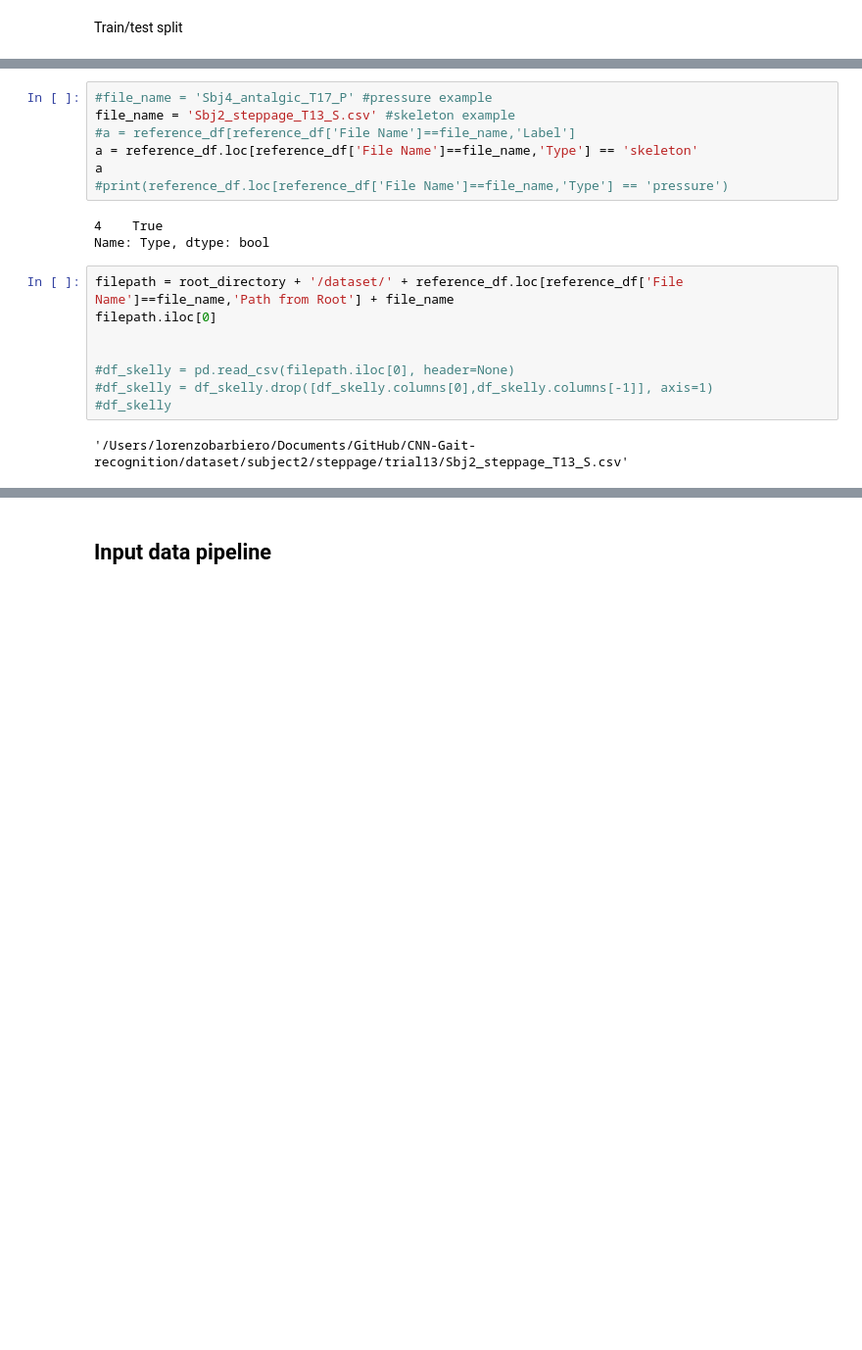
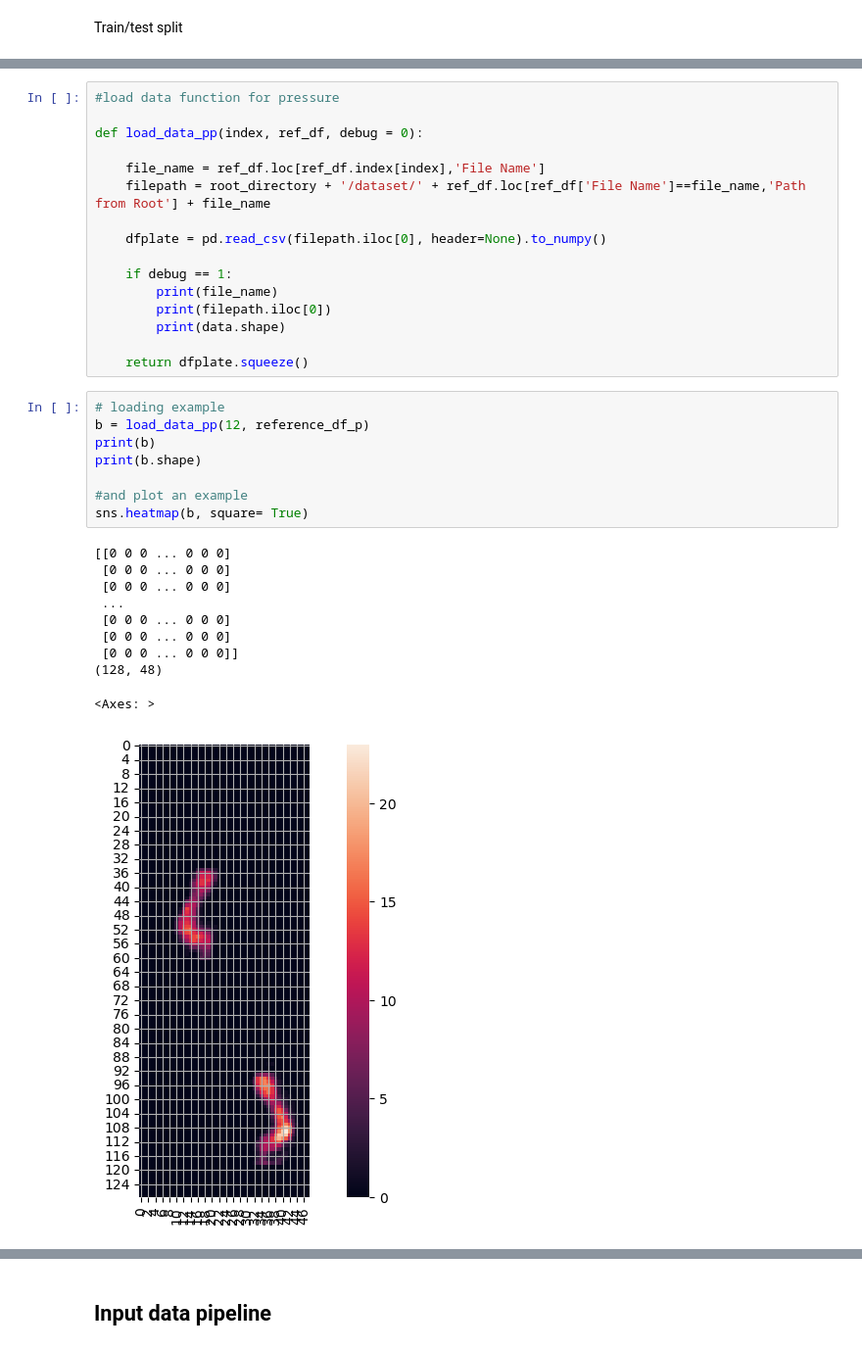
Before and after one commit to lorebarbiero/RNN-Gait-recognition, a Jupyter notebook: Main Notebook.ipynb, the cells around one changed output, grey strips where cells are left out. Shown at 98% size. Saved outputs shown, nothing was run; the diff lists cells and outputs as text; blank space fills up the shorter version.

```diff
--- a/Main Notebook.ipynb
+++ b/Main Notebook.ipynb
@@ -146,20 +256,35 @@ Plate specific functions
-# %%
-#file_name = 'Sbj4_antalgic_T17_P' #pressure example
-file_name = 'Sbj2_steppage_T13_S.csv' #skeleton example
-#a = reference_df[reference_df['File Name']==file_name,'Label']
-a = reference_df.loc[reference_df['File Name']==file_name,'Type'] == 'skeleton'
-a
-#print(reference_df.loc[reference_df['File Name']==file_name,'Type'] == 'pressure')
-# %% [output]
-4    True
-Name: Type, dtype: bool
-# %%
-filepath = root_directory + '/dataset/' + reference_df.loc[reference_df['File Name']==file_name,'Path from Root'] + file_name
-filepath.iloc[0]
-
-
-#df_skelly = pd.read_csv(filepath.iloc[0], header=None)
-#df_skelly = df_skelly.drop([df_skelly.columns[0],df_skelly.columns[-1]], axis=1)
-#df_skelly
-# %% [output]
-'/Users/lorenzobarbiero/Documents/GitHub/CNN-Gait-recognition/dataset/subject2/steppage/trial13/Sbj2_steppage_T13_S.csv'
+# %%
+#load data function for pressure
+
+def load_data_pp(index, ref_df, debug = 0):
+
+    file_name = ref_df.loc[ref_df.index[index],'File Name']
+    filepath = root_directory + '/dataset/' + ref_df.loc[ref_df['File Name']==file_name,'Path from Root'] + file_name
+
+    dfplate = pd.read_csv(filepath.iloc[0], header=None).to_numpy()
+
+    if debug == 1:
+        print(file_name)
+        print(filepath.iloc[0])
+        print(data.shape)
+
+    return dfplate.squeeze()
+# %%
+# loading example
+b = load_data_pp(12, reference_df_p)
+print(b)
+print(b.shape)
+
+#and plot an example
+sns.heatmap(b, square= True)
+# %% [output]
+[[0 0 0 ... 0 0 0]
+ [0 0 0 ... 0 0 0]
+ [0 0 0 ... 0 0 0]
+ ...
+ [0 0 0 ... 0 0 0]
+ [0 0 0 ... 0 0 0]
+ [0 0 0 ... 0 0 0]]
+(128, 48)
+<Axes: >
+[figure, added]
```
Also changed, not shown: parts of 19 cells of this notebook, 1 other file.
